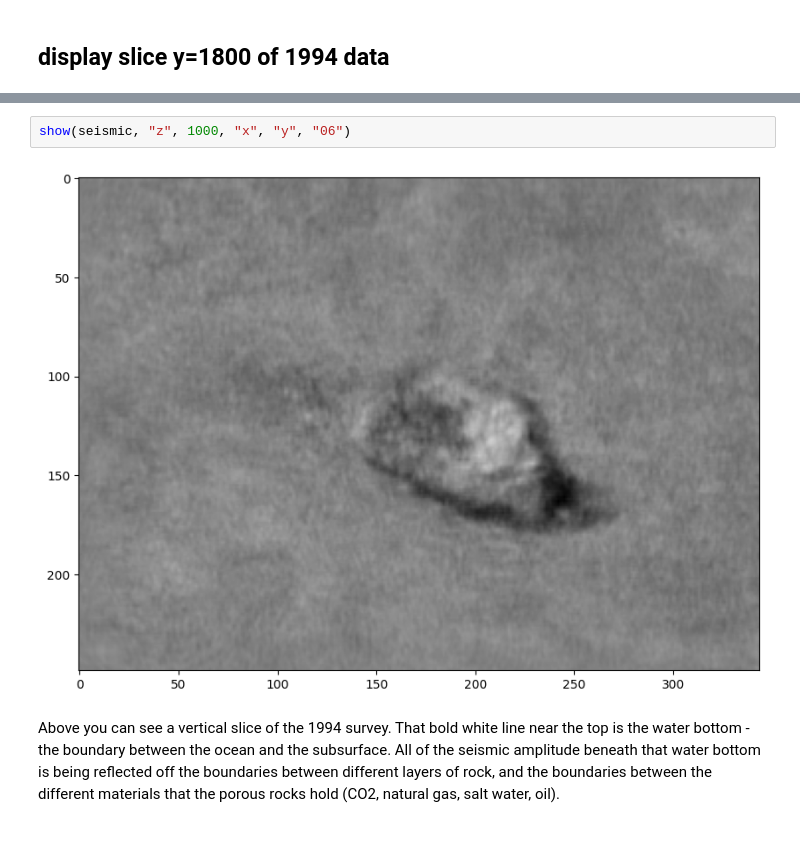
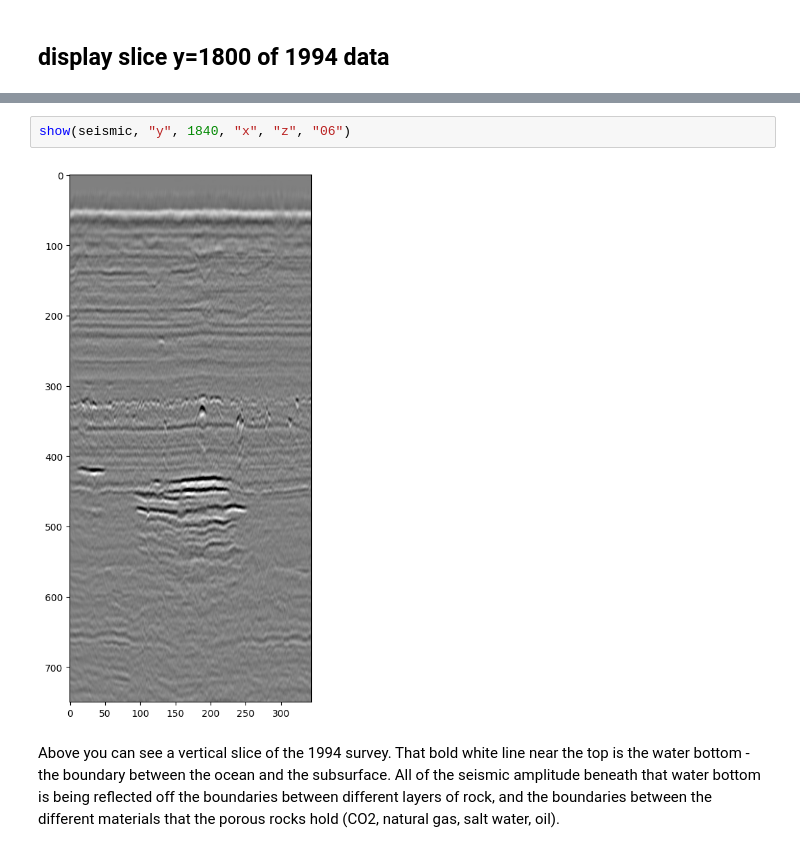
Before and after one commit to alvaromartinangulo/HelloWorldHack, a Jupyter notebook: HWH_CGG/challenge.ipynb, the cells around one changed output, grey strips where cells are left out. Drawn from its saved outputs; the diff is of its cells as text.

```diff
--- a/HWH_CGG/challenge.ipynb
+++ b/HWH_CGG/challenge.ipynb
@@ -64,7 +72,7 @@ def show(data, const_axis, const_val, x_axis, y_axis, z_axis, colour = "gray", z
 # %%
-show(seismic, "z", 1000, "x", "y", "06")
+show(seismic, "y", 1840, "x", "z", "06")
 # %% [output]
-[figure, old version]
+[figure, new version]
 # %% [markdown]
 Above you can see a vertical slice of the 1994 survey. That bold white line near the top is the water bottom - the boundary between the ocean and the subsurface. All of the seismic amplitude beneath that water bottom is being reflected off the boundaries between different layers of rock, and the boundaries between the different materials that the porous rocks hold (CO2, natural gas, salt water, oil).
 # %% [markdown]
```
Also changed, not shown: parts of 6 cells of this notebook.
